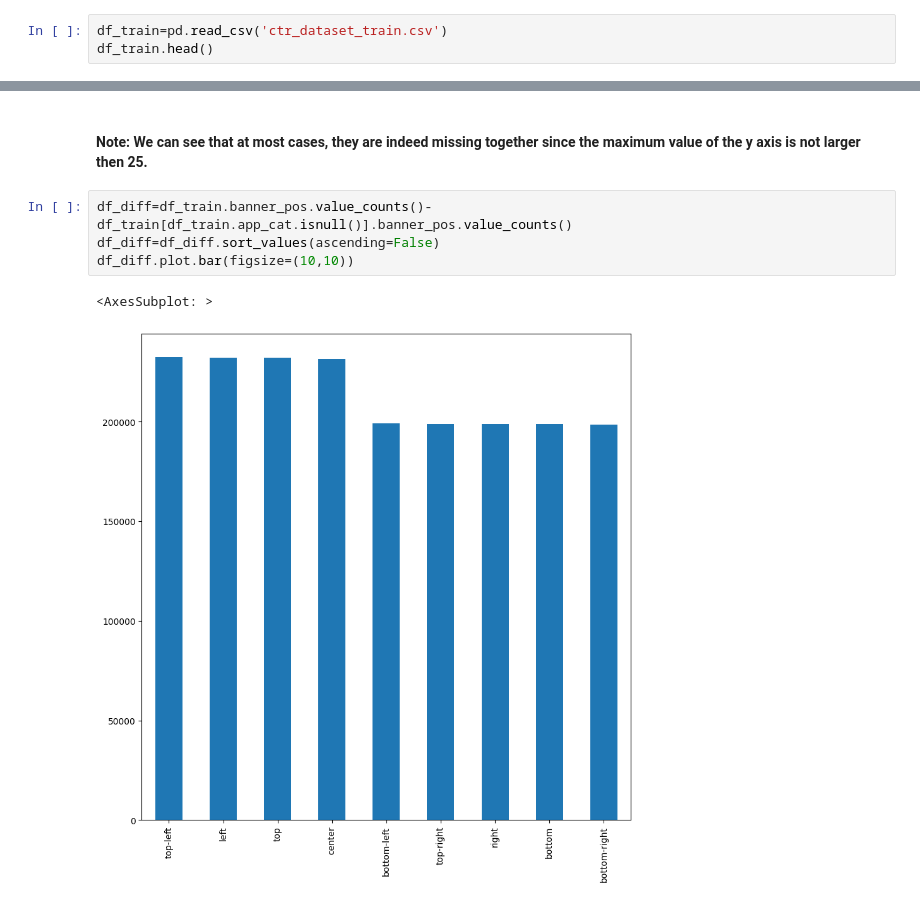
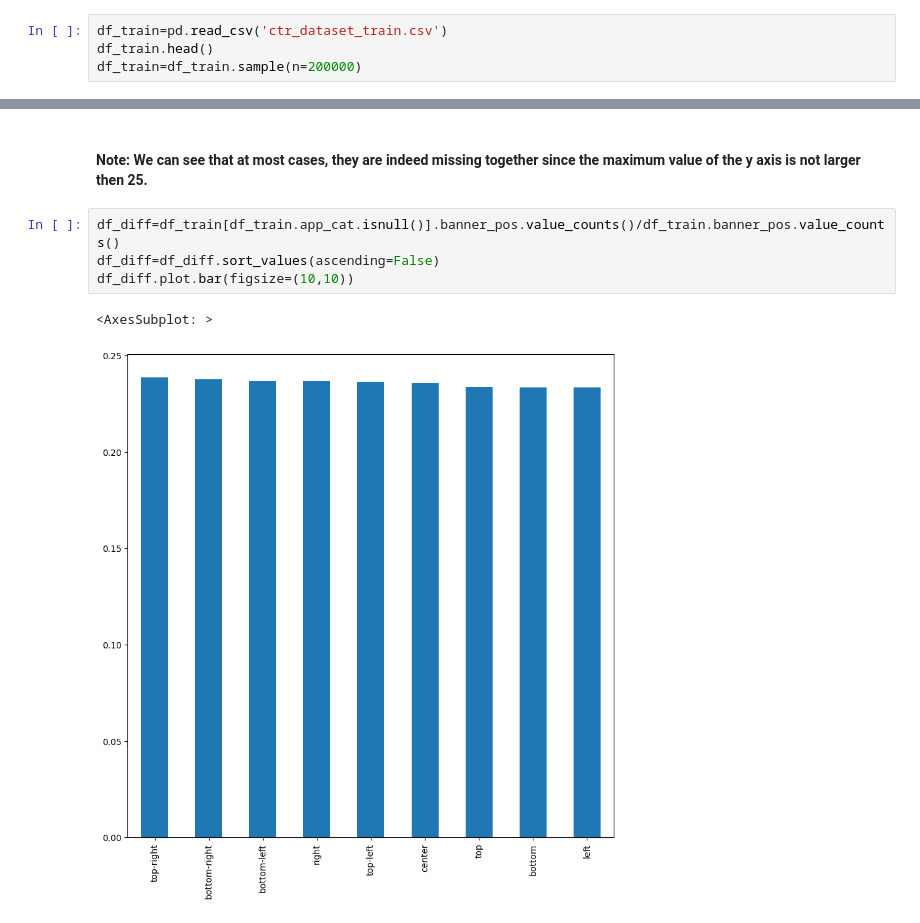
Before and after one commit to liorkaspa/IntroDS, a Jupyter notebook: CourseProject.ipynb, the cells around one changed output, grey strips where cells are left out. Cells and saved outputs as stored; diff of their text form.

```diff
--- a/CourseProject.ipynb
+++ b/CourseProject.ipynb
@@ -12,3 +12,4 @@ import datetime as dt
 # %%
 df_train=pd.read_csv('ctr_dataset_train.csv')
 df_train.head()
+df_train=df_train.sample(n=200000)
@@ -315,9 +292,9 @@ df_diff.plot.bar(figsize=(10,10))
 # %% [markdown]
 #### Note: We can see that at most cases, they are indeed missing together since the maximum value of the y axis is not larger then 25.
 # %%
-df_diff=df_train.banner_pos.value_counts()-df_train[df_train.app_cat.isnull()].banner_pos.value_counts()
+df_diff=df_train[df_train.app_cat.isnull()].banner_pos.value_counts()/df_train.banner_pos.value_counts()
 df_diff=df_diff.sort_values(ascending=False)
 df_diff.plot.bar(figsize=(10,10))
 # %% [output]
 <AxesSubplot: >
-[figure, old version]
+[figure, new version]
```
Also changed, not shown: parts of 41 cells of this notebook.
